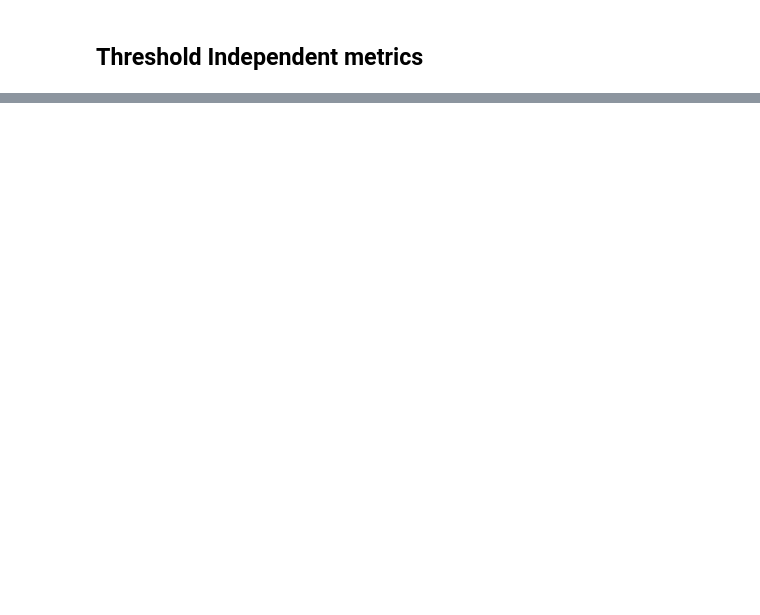
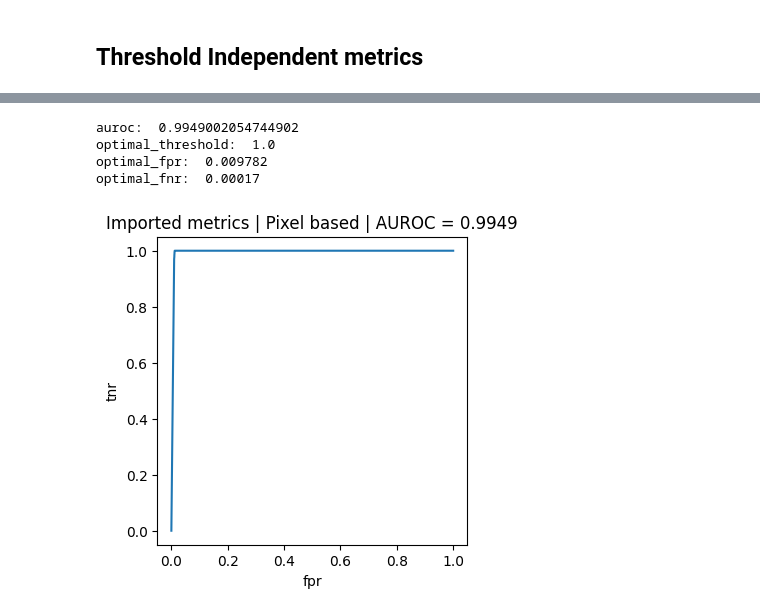
Before and after one commit to plrodrigues/TAAC_AnomalyDetection_in_MVTecDataset, a Jupyter notebook: notebooks/nb_1_developing_metrics.ipynb, the cells around one changed output, grey strips where cells are left out. Cells and saved outputs as stored; diff of their text form; code cells hidden in the pictures; blank space fills up the shorter version.

Commit message:
add external acquired metrics and create internal py with threshold based metrics

```diff
--- a/notebooks/nb_1_developing_metrics.ipynb
+++ b/notebooks/nb_1_developing_metrics.ipynb
@@ -297,0 +364,5 @@ PRO: 0.9687
+# %%
+# make real class binary
+m_min = mask1_gray2D.min()
+m_max = mask1_gray2D.max()
+mask1_gray2D_bin = (mask1_gray2D - m_min) / (m_max-m_min)
@@ -297,0 +379,25 @@ PRO: 0.9687
+# %%
+# Imported metrics
+img_metrics = e_metrics.compute_pixelwise_retrieval_metrics(
+    anomaly_segmentations=mask2_mean.numpy(),
+    ground_truth_masks=mask1_gray2D_bin.numpy()
+    )
+
+print('auroc: ', img_metrics['auroc'])
+print('optimal_threshold: ', img_metrics['optimal_threshold'])
+print('optimal_fpr: ', img_metrics['optimal_fpr'])
+print('optimal_fnr: ', img_metrics['optimal_fnr'])
+# %% [output]
+auroc:  0.9949002054744902
+optimal_threshold:  1.0
+optimal_fpr:  0.009782
+optimal_fnr:  0.00017
+# %%
+plt.figure(figsize=(4,4))
+plt.plot(img_metrics['fpr'], img_metrics['tpr'])
+plt.title(f"Imported metrics | Pixel based | AUROC = {img_metrics['auroc']:.4f}")
+plt.xlabel('fpr')
+plt.ylabel('tnr')
+plt.show()
+# %% [output]
+[figure, added]
```
Also changed, not shown: parts of 22 cells of this notebook, 3 other files.
